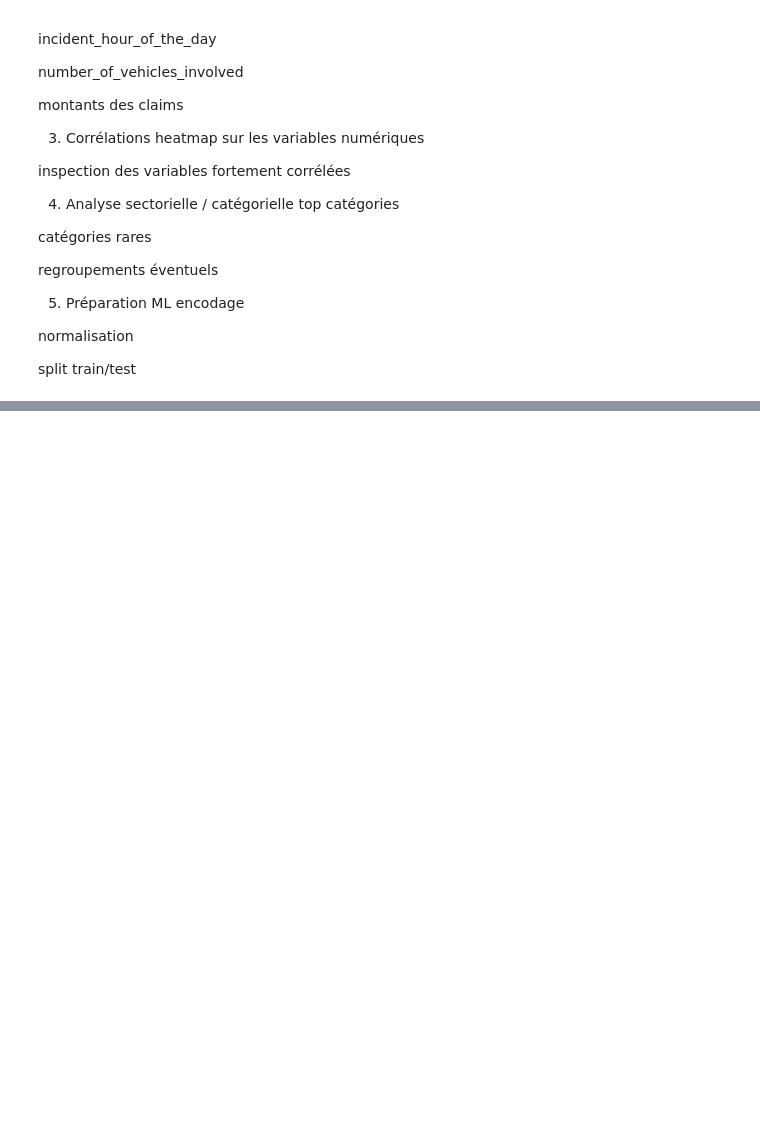
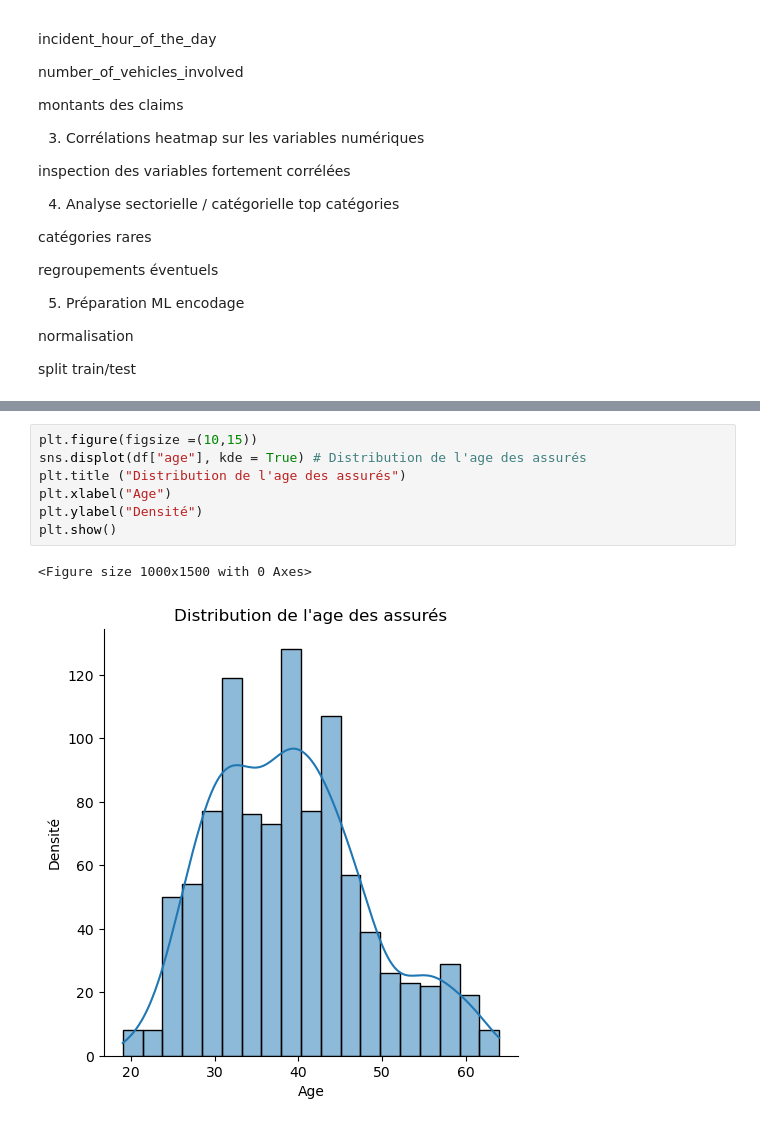
Before and after one commit to khelifaYacine/Donn-es-sur-les-r-clamations-d-assurance-auto, a Jupyter notebook: EDA_first_stup.ipynb, the cells around one changed output, grey strips where cells are left out. Cells and saved outputs as stored; diff of their text form; blank space fills up the shorter version.

Commit message:
Distribution de l'age des assurés

```diff
--- a/EDA_first_stup.ipynb
+++ b/EDA_first_stup.ipynb
@@ -237,0 +245,10 @@ split train/test
+# %%
+plt.figure(figsize =(10,15))
+sns.displot(df["age"], kde = True) # Distribution de l'age des assurés
+plt.title ("Distribution de l'age des assurés")
+plt.xlabel("Age")
+plt.ylabel("Densité")
+plt.show()
+# %% [output]
+<Figure size 1000x1500 with 0 Axes>
+[figure, added]
```
Also changed, not shown: parts of 1 cell of this notebook.
